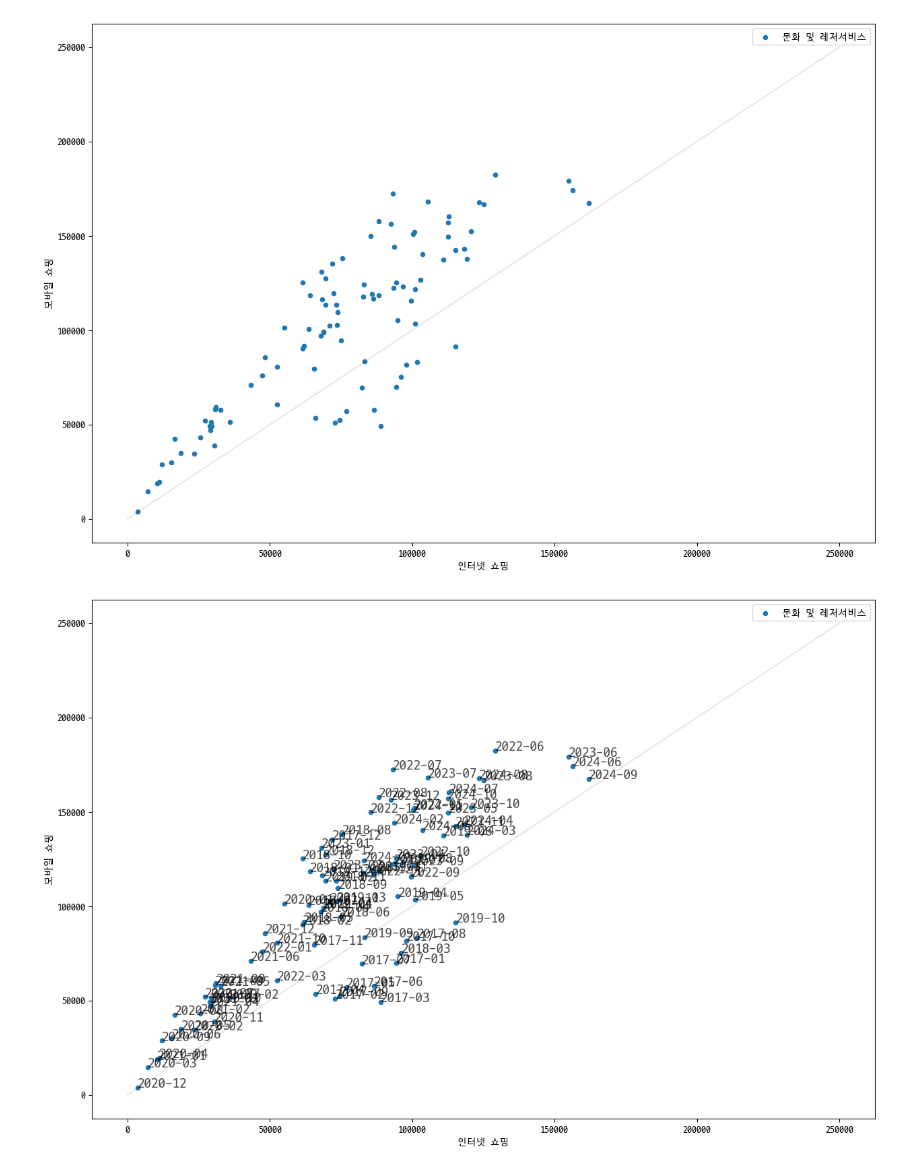
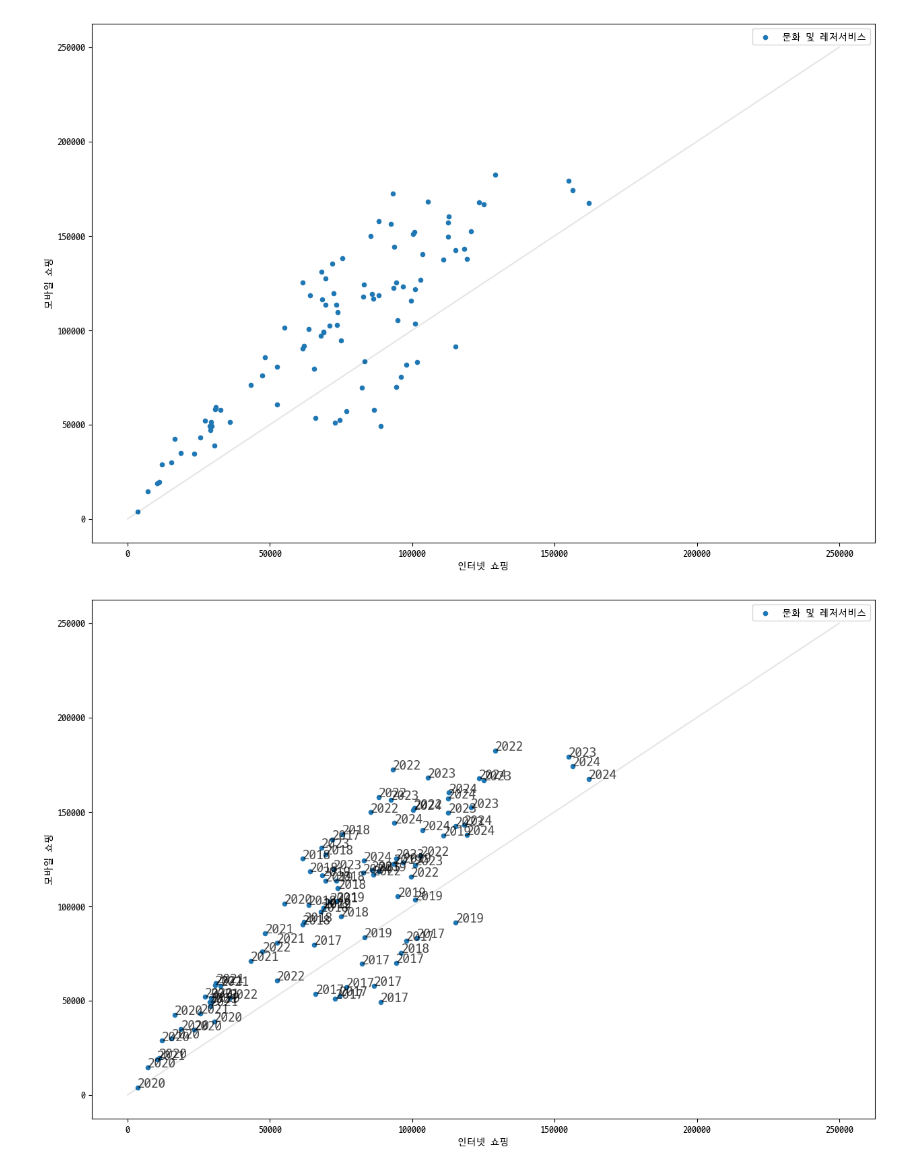
Before and after one commit to 2sseong/python, a Jupyter notebook: py11_온라인쇼핑몰 매출관계분석.ipynb, the cells around one changed output. Saved outputs shown, nothing was run; the diff lists cells and outputs as text; code cells hidden in the pictures.

```diff
--- a/py11_온라인쇼핑몰 매출관계분석.ipynb
+++ b/py11_온라인쇼핑몰 매출관계분석.ipynb
@@ -124,24 +124,24 @@ plt.show()
 # %%
 fig, ax = plt.subplots(figsize=(15, 10))
 obj = ['문화 및 레저서비스']
 category = obj
 
 for cate in obj:
     category_data = ex1_data[ex1_data['category'] == cate]
     x_data = category_data['internet']
     y_data = category_data['mobile']
-    dates = category_data['date'].dt.strftime('%Y-%m')  # 날짜 데이터가 있는 열 이름
+    dates = category_data['date'].dt.strftime('%Y')  # 날짜 데이터가 있는 열 이름
 
     ax.scatter(x_data, y_data, s=20, label=cate)
 
     # 각 점에 날짜 레이블 추가
     for i, date in enumerate(dates):
         ax.annotate(date, (x_data.iloc[i], y_data.iloc[i]), fontsize=15, alpha=0.7)
 
 ax.set_xlabel("인터넷 쇼핑")
 ax.set_ylabel("모바일 쇼핑")
 ax.legend(loc='best')
 ax.plot([0, 250000], [0, 250000], 'k-', alpha=0.1)
 plt.show()
 # %% [output]
-[figure, old version]
+[figure, new version]
```
Also changed, not shown: parts of 1 cell of this notebook, 16 other files.
